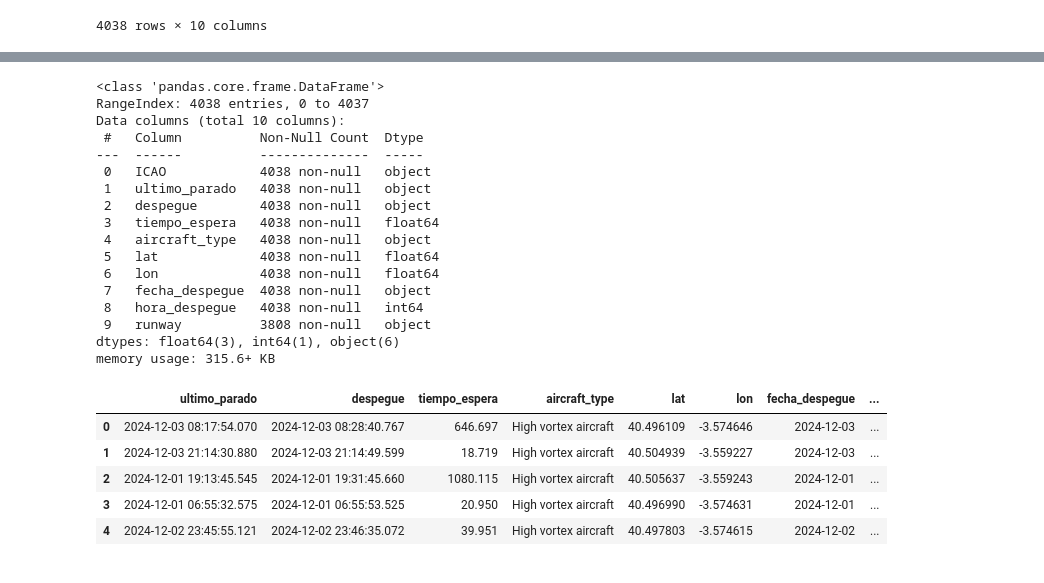
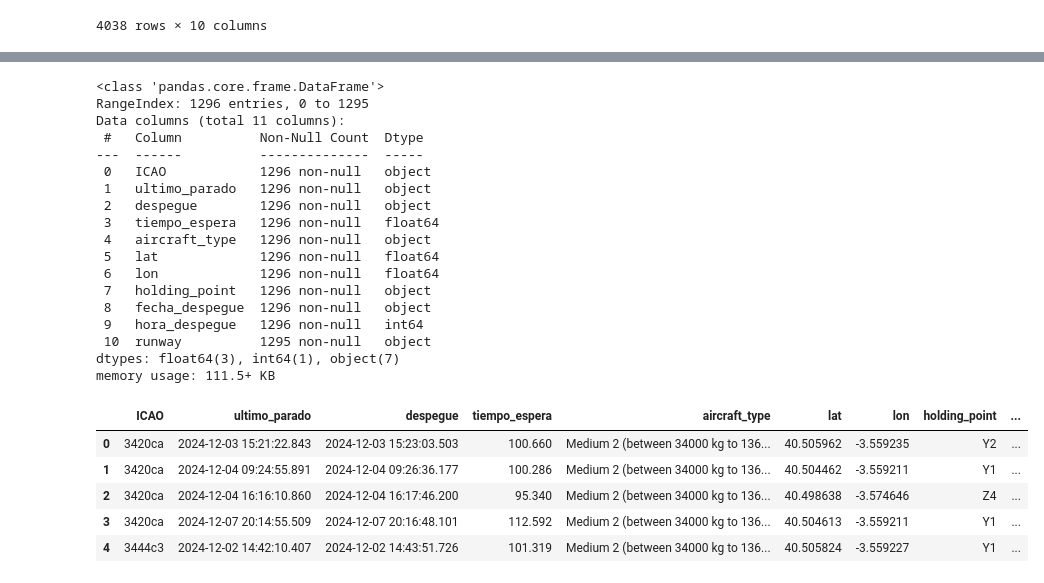
Before and after one commit to artemvarucm/PD2, a Jupyter notebook: src/modelado/preprocesamiento.ipynb, the cells around one changed output, grey strips where cells are left out. Saved outputs shown, nothing was run; the diff lists cells and outputs as text; code cells hidden in the pictures.

```diff
--- a/src/modelado/preprocesamiento.ipynb
+++ b/src/modelado/preprocesamiento.ipynb
@@ -2,7 +2,7 @@
 #import dask.dataframe as dd
 import pandas as pd
 from sklearn.preprocessing import StandardScaler,OneHotEncoder
-df = pd.read_csv("/Users/hamzatriki/3ºProyectoDeDatos2/PD2/data/ex1/eventos_espera_semana_nuevo.csv", delimiter=",")
+df = pd.read_csv("/Users/hamzatriki/3ºProyectoDeDatos2/PD2/data/ex1/eventos_espera_semana_antiguo.txt", delimiter=",")
 df
 # %% [output]
 |  | ICAO | ultimo_parado | despegue | tiempo_espera | aircraft_type | lat | lon | fecha_despegue | ... |
@@ -22,30 +51,31 @@ df
 df.info()
 # %% [output]
 <class 'pandas.core.frame.DataFrame'>
-RangeIndex: 4038 entries, 0 to 4037
-Data columns (total 10 columns):
+RangeIndex: 1296 entries, 0 to 1295
+Data columns (total 11 columns):
  #   Column          Non-Null Count  Dtype
 ---  ------          --------------  -----
- 0   ICAO            4038 non-null   object
- 1   ultimo_parado   4038 non-null   object
- 2   despegue        4038 non-null   object
- 3   tiempo_espera   4038 non-null   float64
- 4   aircraft_type   4038 non-null   object
- 5   lat             4038 non-null   float64
- 6   lon             4038 non-null   float64
- 7   fecha_despegue  4038 non-null   object
- 8   hora_despegue   4038 non-null   int64
- 9   runway          3808 non-null   object
-dtypes: float64(3), int64(1), object(6)
-memory usage: 315.6+ KB
+ 0   ICAO            1296 non-null   object
+ 1   ultimo_parado   1296 non-null   object
+ 2   despegue        1296 non-null   object
+ 3   tiempo_espera   1296 non-null   float64
+ 4   aircraft_type   1296 non-null   object
+ 5   lat             1296 non-null   float64
+ 6   lon             1296 non-null   float64
+ 7   holding_point   1296 non-null   object
+ 8   fecha_despegue  1296 non-null   object
+ 9   hora_despegue   1296 non-null   int64
+ 10  runway          1295 non-null   object
+dtypes: float64(3), int64(1), object(7)
+memory usage: 111.5+ KB
 # %%
-icaos = df["ICAO"]
-df = df.drop(columns = "ICAO")
+icaos = df[["ICAO","tiempo_espera"]]
+#df = df.drop(columns = "ICAO")
 df.head()
 # %% [output]
-|  | ultimo_parado | despegue | tiempo_espera | aircraft_type | lat | lon | fecha_despegue | ... |
-| 0 | 2024-12-03 08:17:54.070 | 2024-12-03 08:28:40.767 | 646.697 | High vortex aircraft | 40.496109 | -3.574646 | 2024-12-03 | ... |
-| 1 | 2024-12-03 21:14:30.880 | 2024-12-03 21:14:49.599 | 18.719 | High vortex aircraft | 40.504939 | -3.559227 | 2024-12-03 | ... |
-| 2 | 2024-12-01 19:13:45.545 | 2024-12-01 19:31:45.660 | 1080.115 | High vortex aircraft | 40.505637 | -3.559243 | 2024-12-01 | ... |
-| 3 | 2024-12-01 06:55:32.575 | 2024-12-01 06:55:53.525 | 20.950 | High vortex aircraft | 40.496990 | -3.574631 | 2024-12-01 | ... |
-| 4 | 2024-12-02 23:45:55.121 | 2024-12-02 23:46:35.072 | 39.951 | High vortex aircraft | 40.497803 | -3.574615 | 2024-12-02 | ... |
+|  | ICAO | ultimo_parado | despegue | tiempo_espera | aircraft_type | lat | lon | holding_point | ... |
+| 0 | 3420ca | 2024-12-03 15:21:22.843 | 2024-12-03 15:23:03.503 | 100.660 | Medium 2 (between 34000 kg to 136... | 40.505962 | -3.559235 | Y2 | ... |
+| 1 | 3420ca | 2024-12-04 09:24:55.891 | 2024-12-04 09:26:36.177 | 100.286 | Medium 2 (between 34000 kg to 136... | 40.504462 | -3.559211 | Y1 | ... |
+| 2 | 3420ca | 2024-12-04 16:16:10.860 | 2024-12-04 16:17:46.200 | 95.340 | Medium 2 (between 34000 kg to 136... | 40.498638 | -3.574646 | Z4 | ... |
+| 3 | 3420ca | 2024-12-07 20:14:55.509 | 2024-12-07 20:16:48.101 | 112.592 | Medium 2 (between 34000 kg to 136... | 40.504613 | -3.559211 | Y1 | ... |
+| 4 | 3444c3 | 2024-12-02 14:42:10.407 | 2024-12-02 14:43:51.726 | 101.319 | Medium 2 (between 34000 kg to 136... | 40.505824 | -3.559227 | Y1 | ... |
```
Also changed, not shown: parts of 22 cells of this notebook.
